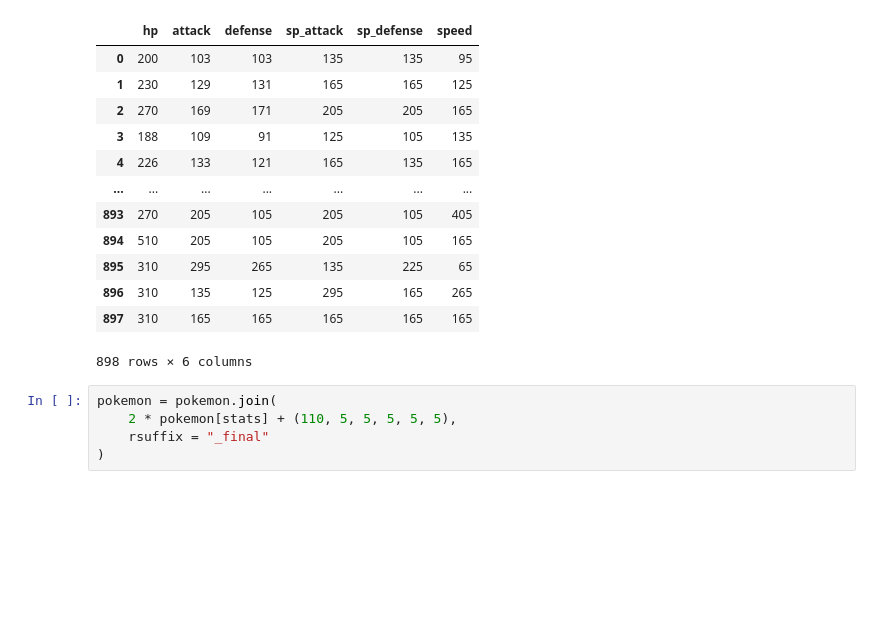
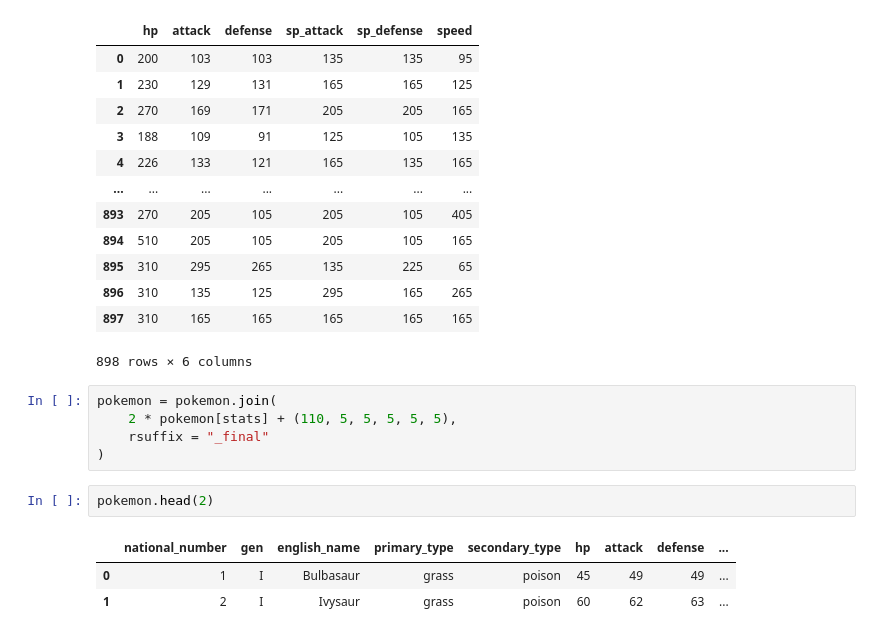
Before and after one commit to mathspp/20240510-webinar-pandas-matplotlib, a Jupyter notebook: webinar.ipynb, the cells around one changed output. Saved outputs shown, nothing was run; the diff lists cells and outputs as text; blank space fills up the shorter version.

```diff
--- a/webinar.ipynb
+++ b/webinar.ipynb
@@ -324,3 +324,9 @@ pokemon = pokemon.join(
     2 * pokemon[stats] + (110, 5, 5, 5, 5, 5),
     rsuffix = "_final"
 )
+# %%
+pokemon.head(2)
+# %% [output]
+|  | national_number | gen | english_name | primary_type | secondary_type | hp | attack | defense | ... |
+| 0 | 1 | I | Bulbasaur | grass | poison | 45 | 49 | 49 | ... |
+| 1 | 2 | I | Ivysaur | grass | poison | 60 | 62 | 63 | ... |
```
